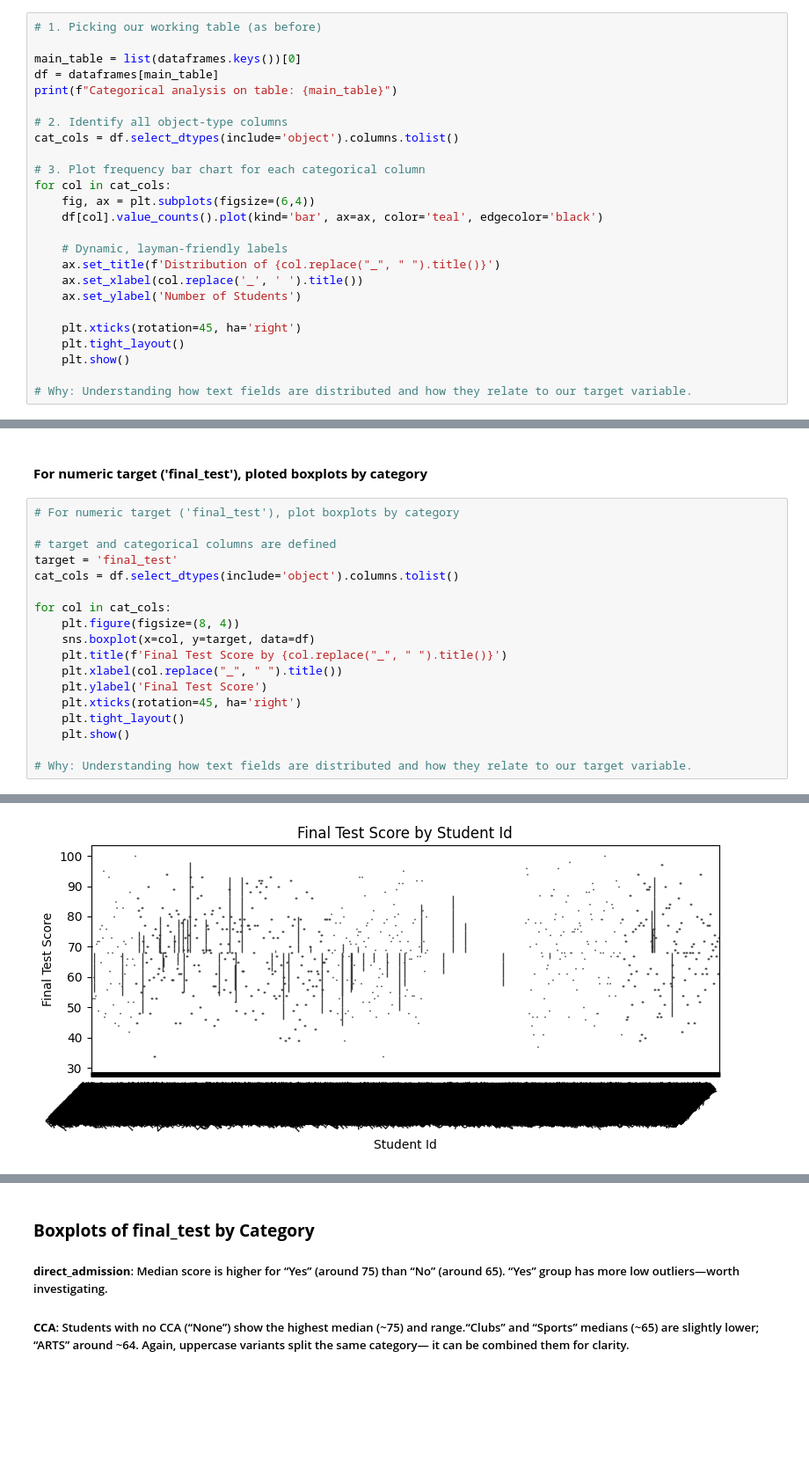
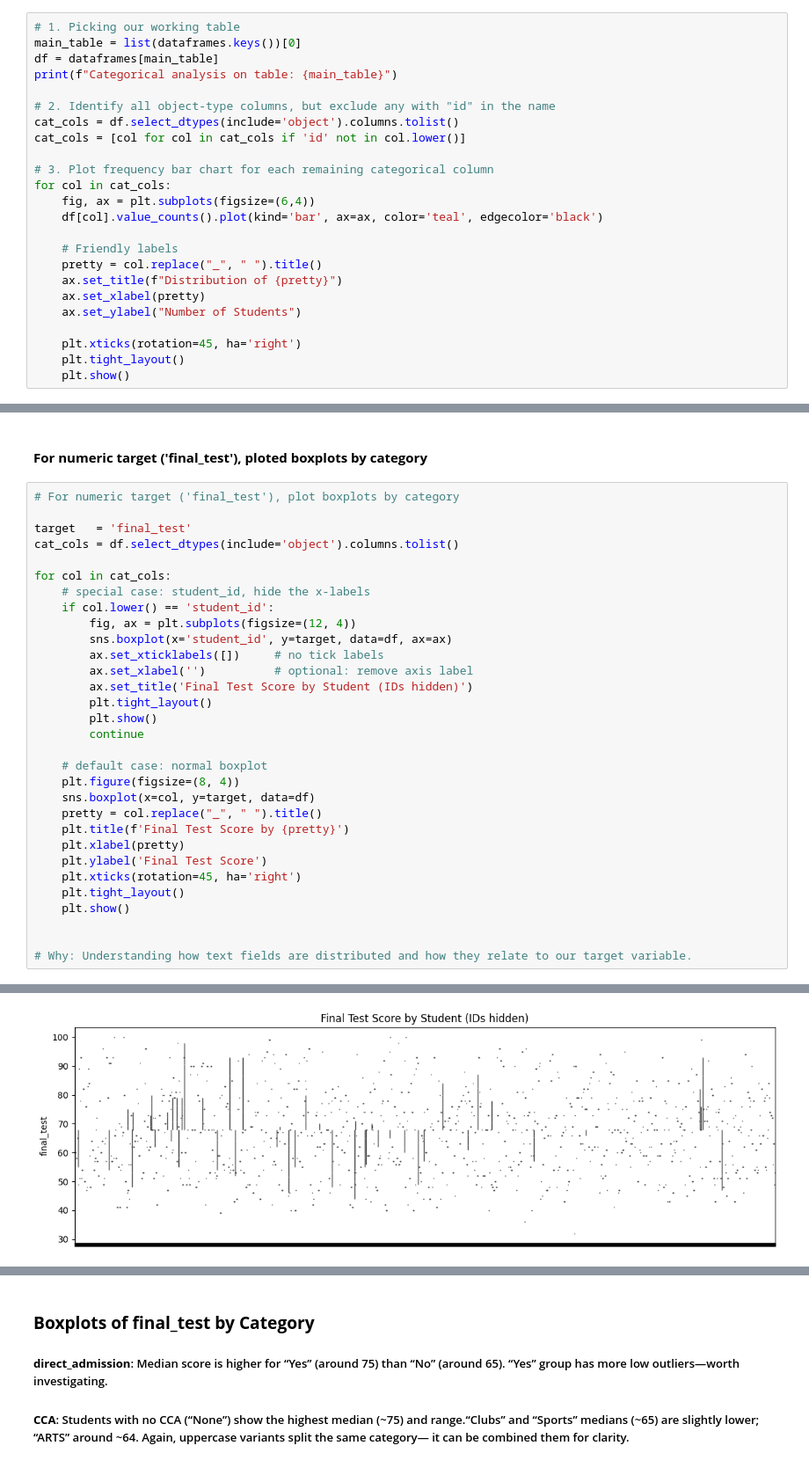
Before and after one commit to rush2priyanka/Student_Performance_Prediction_Pipeline, a Jupyter notebook: eda.ipynb, the cells around one changed output, grey strips where cells are left out. Shown at 88% size. Saved outputs shown, nothing was run; the diff lists cells and outputs as text; blank space fills up the shorter version.

```diff
--- a/eda.ipynb
+++ b/eda.ipynb
@@ -229,30 +227,29 @@ Working on table: score
 # %% [markdown]
 #### **Categorical Feature Analysis**
 # %%
-# 1. Picking our working table (as before)
-
+# 1. Picking our working table
 main_table = list(dataframes.keys())[0]
 df = dataframes[main_table]
 print(f"Categorical analysis on table: {main_table}")
 
-# 2. Identify all object-type columns
+# 2. Identify all object-type columns, but exclude any with "id" in the name
 cat_cols = df.select_dtypes(include='object').columns.tolist()
+cat_cols = [col for col in cat_cols if 'id' not in col.lower()]
 
-# 3. Plot frequency bar chart for each categorical column
+# 3. Plot frequency bar chart for each remaining categorical column
 for col in cat_cols:
     fig, ax = plt.subplots(figsize=(6,4))
     df[col].value_counts().plot(kind='bar', ax=ax, color='teal', edgecolor='black')
 
-    # Dynamic, layman-friendly labels
-    ax.set_title(f'Distribution of {col.replace("_", " ").title()}')
-    ax.set_xlabel(col.replace('_', ' ').title())
-    ax.set_ylabel('Number of Students')
+    # Friendly labels
+    pretty = col.replace("_", " ").title()
+    ax.set_title(f"Distribution of {pretty}")
+    ax.set_xlabel(pretty)
+    ax.set_ylabel("Number of Students")
 
     plt.xticks(rotation=45, ha='right')
     plt.tight_layout()
     plt.show()
-
-# Why: Understanding how text fields are distributed and how they relate to our target variable.
 # %% [output]
 Categorical analysis on table: score
 [figure]
@@ -281,26 +277,39 @@ Categorical analysis on table: score
 # %%
 # For numeric target ('final_test'), plot boxplots by category
 
-# target and categorical columns are defined
-target = 'final_test'
+target   = 'final_test'
 cat_cols = df.select_dtypes(include='object').columns.tolist()
 
 for col in cat_cols:
+    # special case: student_id, hide the x-labels
+    if col.lower() == 'student_id':
+        fig, ax = plt.subplots(figsize=(12, 4))
+        sns.boxplot(x='student_id', y=target, data=df, ax=ax)
+        ax.set_xticklabels([])     # no tick labels
+        ax.set_xlabel('')          # optional: remove axis label
+        ax.set_title('Final Test Score by Student (IDs hidden)')
+        plt.tight_layout()
+        plt.show()
+        continue
+
+    # default case: normal boxplot
     plt.figure(figsize=(8, 4))
     sns.boxplot(x=col, y=target, data=df)
-    plt.title(f'Final Test Score by {col.replace("_", " ").title()}')
-    plt.xlabel(col.replace("_", " ").title())
+    pretty = col.replace("_", " ").title()
+    plt.title(f'Final Test Score by {pretty}')
+    plt.xlabel(pretty)
     plt.ylabel('Final Test Score')
     plt.xticks(rotation=45, ha='right')
     plt.tight_layout()
     plt.show()
 
+
 # Why: Understanding how text fields are distributed and how they relate to our target variable.
 # %% [output]
 [figure]
 [figure]
 [figure]
-[figure, old version]
+[figure, new version]
 [figure]
 [figure]
 [figure]
```
Also changed, not shown: parts of 7 cells of this notebook.
